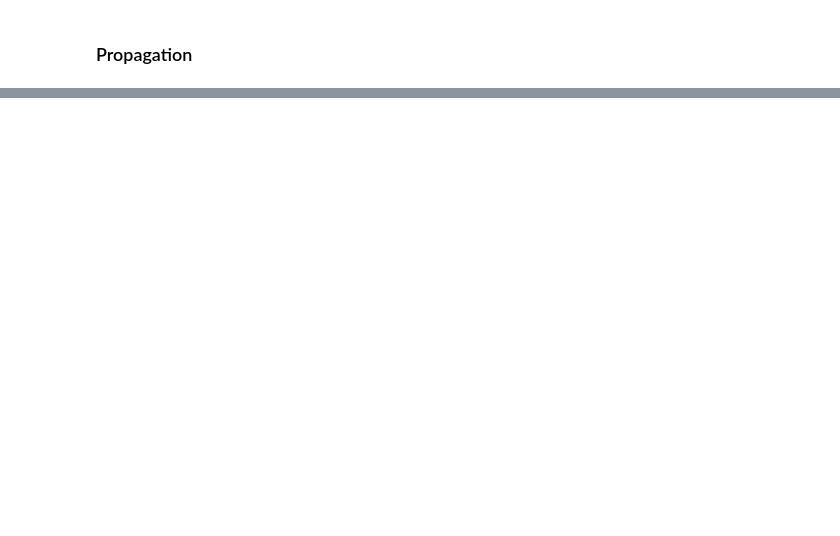
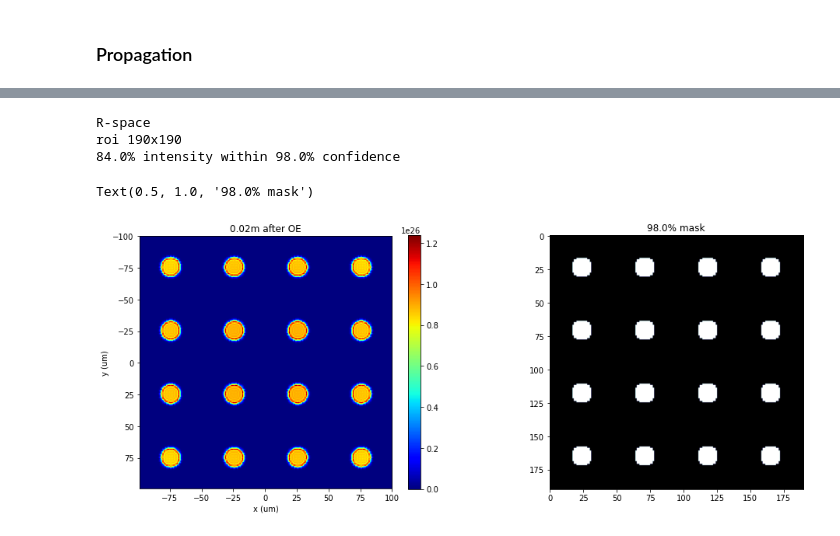
Before and after one commit to nanw0321/SRW_Mono, a Jupyter notebook: WPG_Customize_OE.ipynb, the cells around one changed output, grey strips where cells are left out. Saved outputs shown, nothing was run; the diff lists cells and outputs as text; code cells hidden in the pictures; blank space fills up the shorter version.

```diff
--- a/WPG_Customize_OE.ipynb
+++ b/WPG_Customize_OE.ipynb
@@ -145,7 +148,7 @@ print('sigX, waist_fwhm [um], far field theta_fwhms [urad]: {}, {},{}'.format(
 range_xy = theta_fwhm/k*z1*7. # sigma*7 beam size
 
 ''' input dimensions '''
-npoints=1000
+npoints=2000
 
 wfr0 = build_gauss_wavefront_xy(npoints, npoints, ekev, -range_xy/2, range_xy/2,
                                 -range_xy/2, range_xy/2 ,sigX, sigX, z1,
@@ -304,7 +318,6 @@ slope 399.99911111519503
 ### Propagation
 # %%
 ''' Propagation distance '''
-z2 = z2
 
 ''' WPG '''
 print('*****Defining optical beamline(s) ...')
@@ -505,0 +537,53 @@ Text(0.5, 1.0, 'Propagation distance 0.005m, f=0.02m')
+# %%
+# check how much intensity is confident
+def Confidence_mask(I,S,clim,nlx,nly):
+    nx, ny = I.shape
+    mask = np.zeros((nx,ny))
+    npts = int(nx/nlx)
+    for il in range(nlx):
+        xi = il * npts
+        for jl in range(nly):
+            yi = jl * npts
+            for i in range(npts):
+                for j in range(npts):
+                    x0 = (i-npts/2)/npts
+                    y0 = (j-npts/2)/npts
+                    if Confident(S,clim,x0,y0):
+                        mask[xi+i,yi+j] = 1
+
+    return mask
+
+# crop out roi
+[xmin, xmax, ymin, ymax] = mwf.get_limits()
+wave_x = np.linspace(xmin, xmax, npoints)
+wave_y = np.linspace(ymin, ymax, npoints)
+nnx = (wave_x > roix/2 * 50e-6).sum()
+nny = (wave_y > roiy/2 * 50e-6).sum()
+print('roi {}x{}'.format(npoints-nnx*2,npoints-nny*2))
+
+Idet = mwf.get_intensity(slice_number=0)[nnx:-nnx,nny:-nny]
+clim = 0.98
+
+mask = Confidence_mask(Idet,S,clim,roix,roiy)
+
+confidence = (Idet*mask).sum() / Idet.sum()
+print('{}% intensity within {}% confidence'.format(round(confidence*100,1), clim*100))
+
+plt.figure(figsize=(16,6))
+plt.subplot(1,2,1)
+plt.imshow(
+    Idet,cmap='jet',
+    extent = [wave_x[nnx]*1e6, wave_x[-nnx]*1e6, wave_y[nny]*1e6, wave_y[-nny]*1e6])
+plt.colorbar()
+plt.xlabel('x (um)')
+plt.ylabel('y (um)')
+plt.title('{}m after OE'.format(z2))
+plt.subplot(1,2,2)
+plt.imshow(mask)
+plt.title('{}% mask'.format(clim*100))
+# %% [output]
+R-space
+roi 190x190
+84.0% intensity within 98.0% confidence
+Text(0.5, 1.0, '98.0% mask')
+[figure, added]
```
Also changed, not shown: parts of 10 cells of this notebook, 25 other files.
